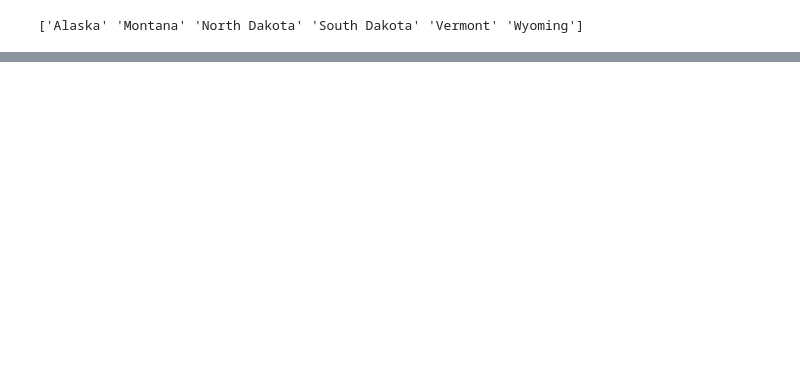
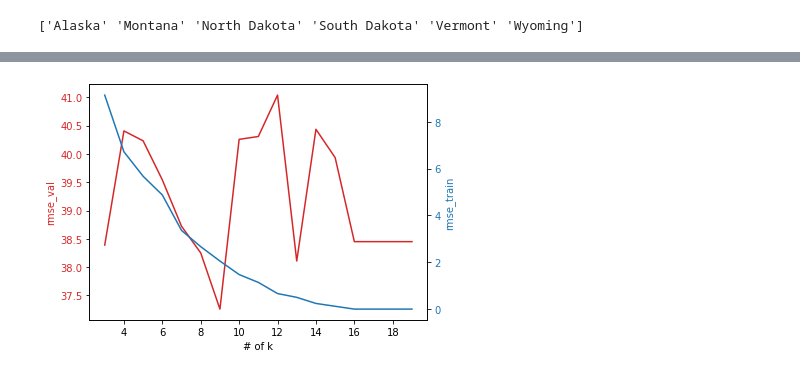
Before and after one commit to JumjieYang/COVID19-ML, a Jupyter notebook: predict.ipynb, the cells around one changed output, grey strips where cells are left out. Cells and saved outputs as stored; diff of their text form; code cells hidden in the pictures; blank space fills up the shorter version.

```diff
--- a/predict.ipynb
+++ b/predict.ipynb
@@ -129 +124,31 @@ plt.plot(range(3,20),score_list)
+# %%
+score_list = []
+score_list_train = []
+train = df.loc[df['date'] < '2020-08-10']
+val = df.loc[df['date'] >= '2020-08-10']
+for k in range(3,20):
+    dtr = DTR(max_depth=k,random_state=10)
+    dtr.fit(train.iloc[:,2:-1],train.iloc[:,-1])
+    y_pred = dtr.predict(val.iloc[:,2:-1])
+    y_train = dtr.predict(train.iloc[:,2:-1])
+    score_list.append(sqrt(metrics.mean_squared_error(val.iloc[:,-1],y_pred)))
+    score_list_train.append(sqrt(metrics.mean_squared_error(train.iloc[:,-1],y_train)))
+fig, ax1 = plt.subplots()
+color = 'tab:red'
+ax1.set_xlabel('# of k')
+ax1.set_ylabel('rmse_val', color=color)
+ax1.plot(range(3,20),score_list, color=color)
+ax1.tick_params(axis='y', labelcolor=color)
+
+ax2 = ax1.twinx()  # instantiate a second axes that shares the same x-axis
+
+color = 'tab:blue'
+ax2.set_ylabel('rmse_train', color=color)  # we already handled the x-label with ax1
+ax2.plot(range(3,20),score_list_train, color=color)
+ax2.tick_params(axis='y', labelcolor=color)
+
+fig.tight_layout()  # otherwise the right y-label is slightly clipped
+plt.show()
+# %% [output]
+[figure, added]
 # %%
```
Also changed, not shown: parts of 11 cells of this notebook.
